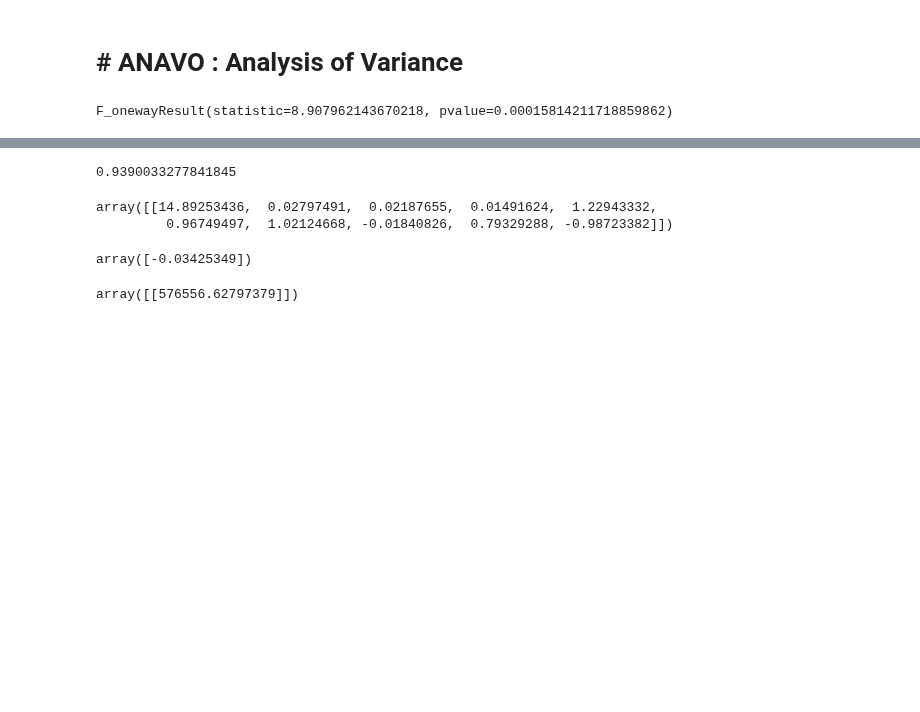
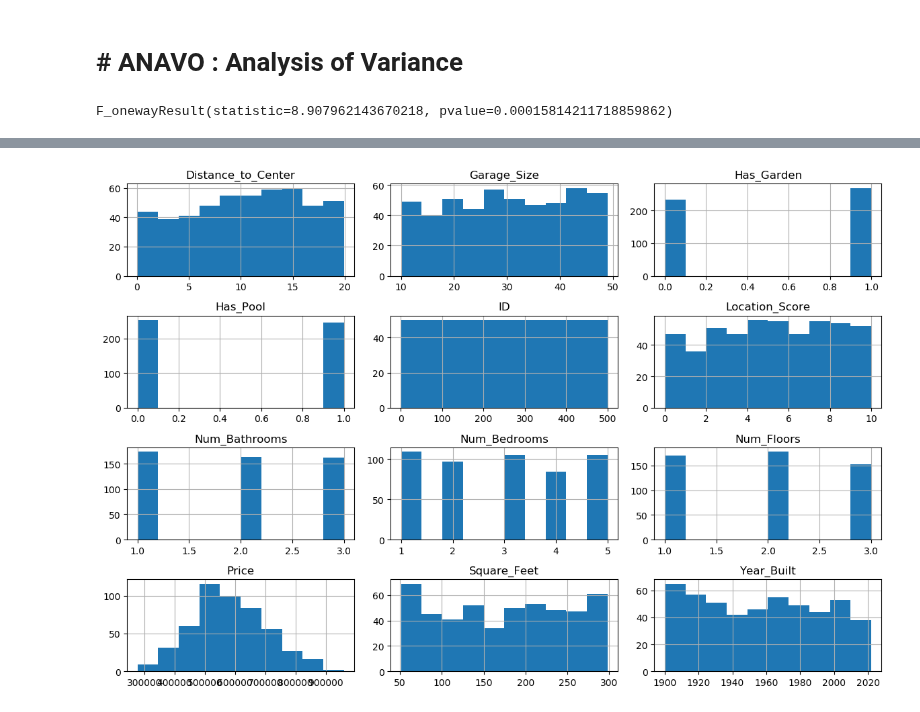
Before and after one commit to availgopi/MyGitRepository, a Jupyter notebook: Week9-ML and Data Science Capstone/3. Univariante and Bivariante/Predict Housing Prices.ipynb, the cells around one changed output, grey strips where cells are left out. Drawn from its saved outputs; the diff is of its cells as text; code cells hidden in the pictures; blank space fills up the shorter version.

```diff
--- a/Week9-ML and Data Science Capstone/3. Univariante and Bivariante/Predict Housing Prices.ipynb
+++ b/Week9-ML and Data Science Capstone/3. Univariante and Bivariante/Predict Housing Prices.ipynb
@@ -51,3 +81,6 @@ Index(['ID', 'Square_Feet', 'Num_Bedrooms', 'Num_Bathrooms', 'Num_Floors',
+# %%
+# Fill with median
+dataset['Square_Feet'].fillna(dataset['Square_Feet'].mean(), inplace=True)
 # %% [markdown]
 # # Univariate
 # %%
@@ -202,5 +189,0 @@ array([-1.53012058, -1.41172007, -1.19357857, -0.5375184 ,  0.07136939,
-# %%
-r_score=r2_score(y_test,y_pred)
-r_score
-# %% [output]
-0.9390033277841845
@@ -211,17 +190,8 @@ pickle.dump(regressor, open(filename,'wb'))
-# %%
-preinput= scx.transform([[1300,3,2,2,2000,1,1,30,7.5,5]])
-preinput
-# %% [output]
-array([[14.89253436,  0.02797491,  0.02187655,  0.01491624,  1.22943332,
-         0.96749497,  1.02124668, -0.01840826,  0.79329288, -0.98723382]])
-# %%
-loaded_model = pickle.load(open("finalized_model_svr.sav", 'rb'))
-result= loaded_model.predict(preinput)
-result
-# %% [output]
-array([-0.03425349])
-# %%
-preoutput = scy.inverse_transform([result])
-preoutput
-# %% [output]
-array([[576556.62797379]])
+# %%
+# Histograms Plot
+
+dataset.hist(figsize=(12,8))
+plt.tight_layout()
+plt.show()
+# %% [output]
+[figure, added]
```
Also changed, not shown: parts of 11 cells of this notebook.
